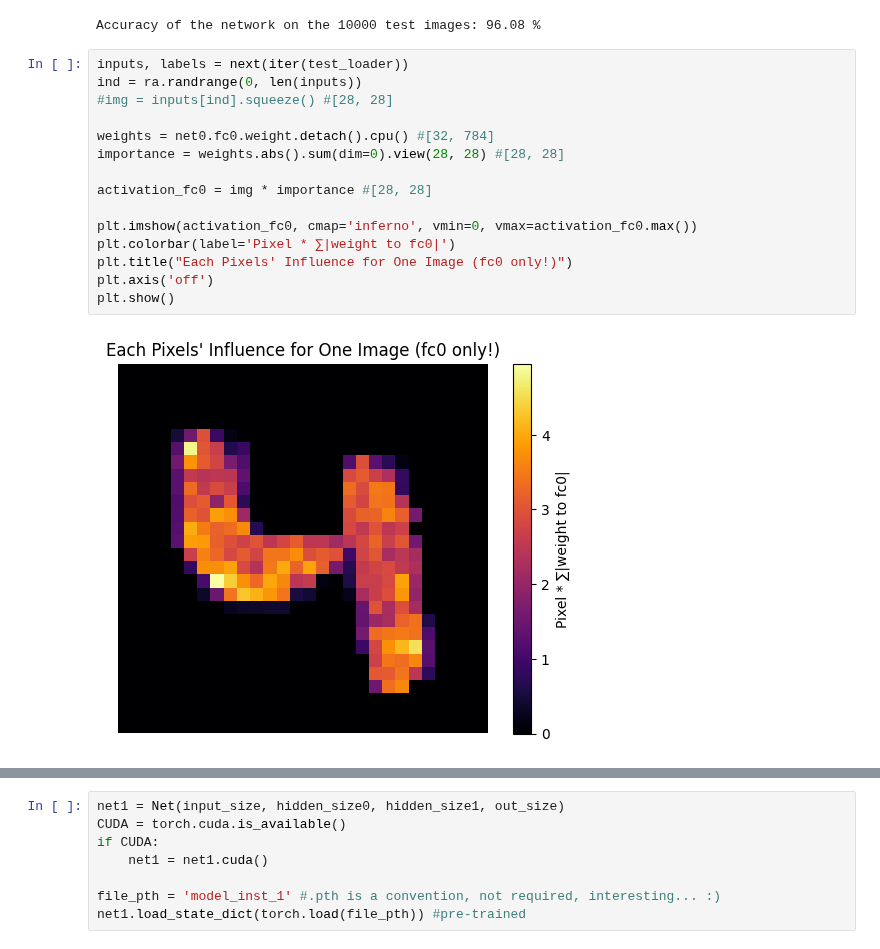
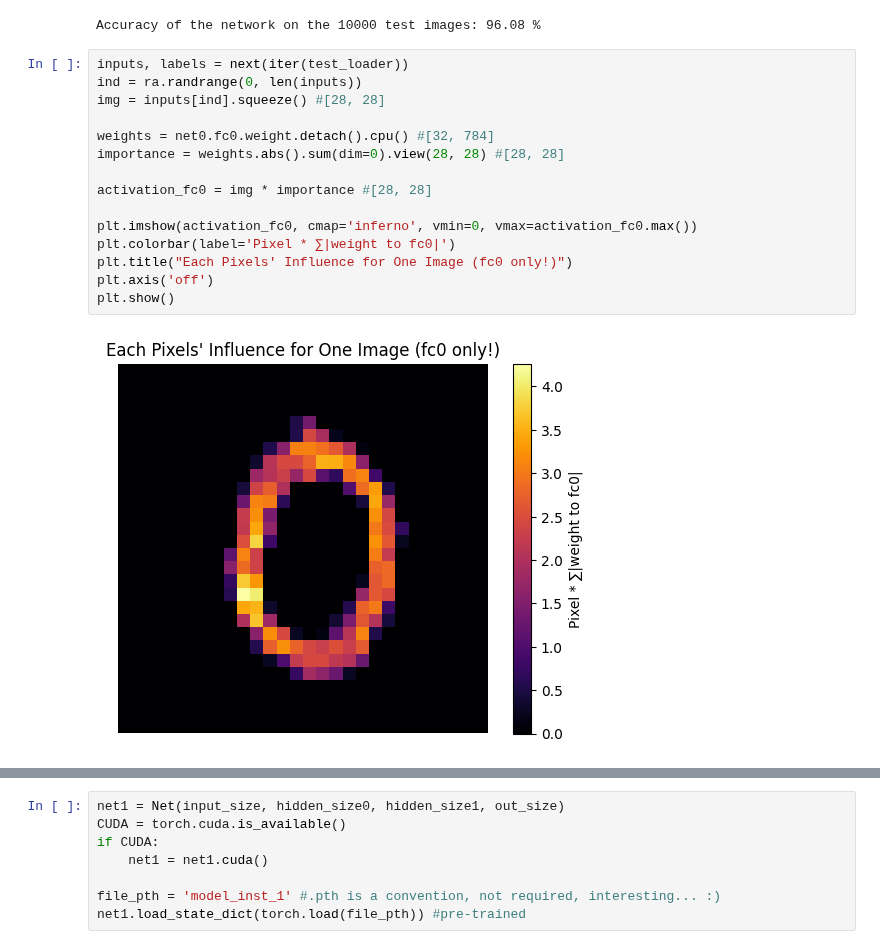
Before and after one commit to kns357/ANN_MA_Kaito, a Jupyter notebook: act_diff_model_inst.ipynb, the cells around one changed output, grey strips where cells are left out. Cells and saved outputs as stored; diff of their text form.

```diff
--- a/act_diff_model_inst.ipynb
+++ b/act_diff_model_inst.ipynb
@@ -89,20 +89,20 @@ Accuracy of the network on the 10000 test images: 96.08 %
 # %%
 inputs, labels = next(iter(test_loader))
 ind = ra.randrange(0, len(inputs))
-#img = inputs[ind].squeeze() #[28, 28]
+img = inputs[ind].squeeze() #[28, 28]
 
 weights = net0.fc0.weight.detach().cpu() #[32, 784]
 importance = weights.abs().sum(dim=0).view(28, 28) #[28, 28]
 
 activation_fc0 = img * importance #[28, 28]
 
 plt.imshow(activation_fc0, cmap='inferno', vmin=0, vmax=activation_fc0.max())
 plt.colorbar(label='Pixel * ∑|weight to fc0|')
 plt.title("Each Pixels' Influence for One Image (fc0 only!)")
 plt.axis('off')
 plt.show()
 # %% [output]
-[figure, old version]
+[figure, new version]
 # %%
 
 """inputs, labels = next(iter(test_loader))
```
Also changed, not shown: parts of 4 cells of this notebook, 9 other files.
